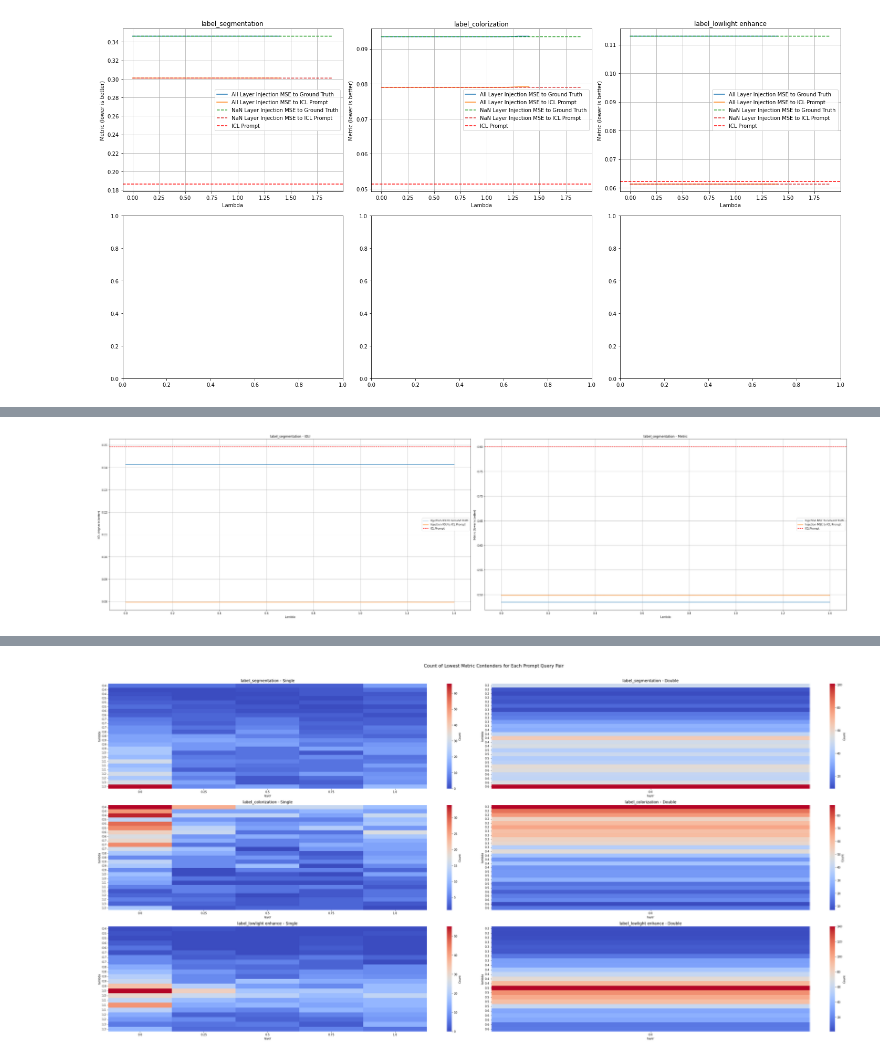
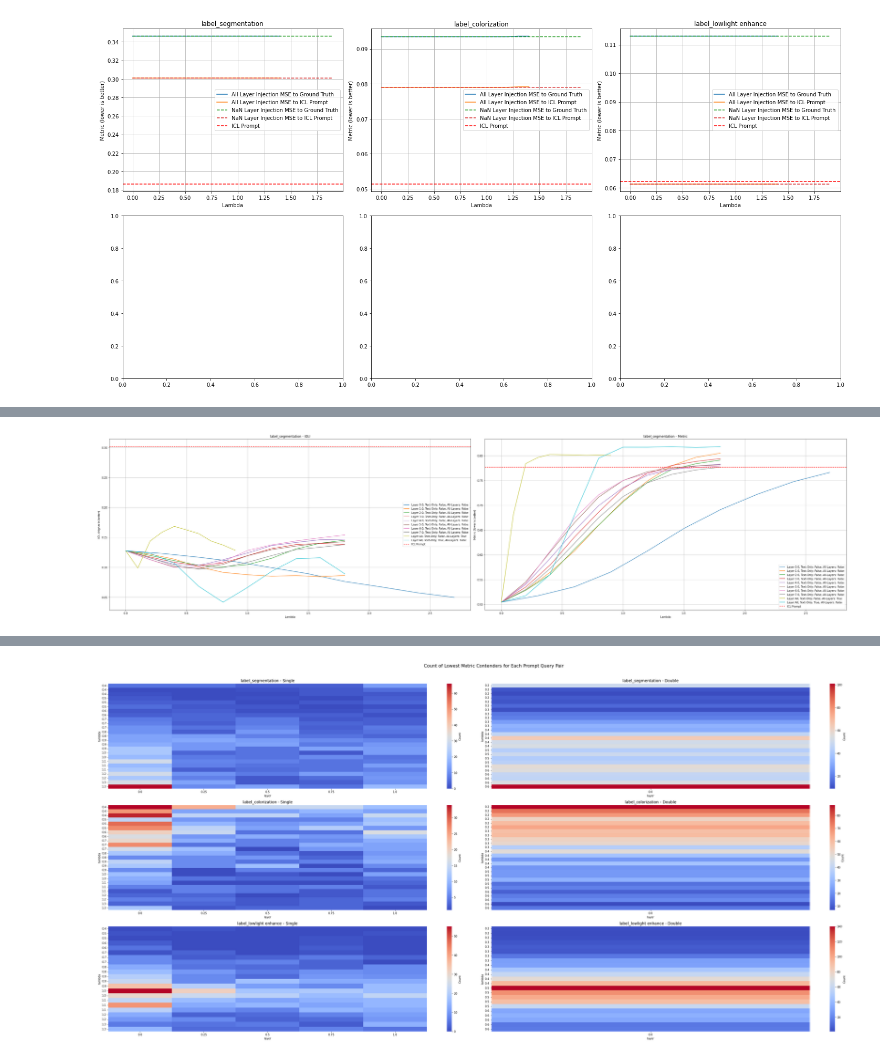
Before and after one commit to alhojel/visual_task_vectors, a Jupyter notebook: analyze_results_multilayer.ipynb, the cells around one changed output, grey strips where cells are left out. Saved outputs shown, nothing was run; the diff lists cells and outputs as text; code cells hidden in the pictures.

```diff
--- a/analyze_results_multilayer.ipynb
+++ b/analyze_results_multilayer.ipynb
@@ -4,7 +4,7 @@ import seaborn as sns
 import matplotlib.pyplot as plt
 import numpy as np
 # %%
-with open('/home/ahojel/visual_prompting_vid/output_dir/hyperparam_sweep5/log.txt', 'r') as file:
+with open('/home/ahojel/visual_prompting_vid/output_dir/improv_injection_4/log.txt', 'r') as file:
 #with open('/home/ahojel/visual_prompting_vid/output_dir/doublelayer_1/log.txt', 'r') as file:
     data = file.readlines()
 
@@ -115,54 +115,50 @@ num_rows = 1
 num_cols = 2
 fig, axes = plt.subplots(num_rows, num_cols, figsize=(40, 10))
 
-# Filter the dataframe for the current task and group by 'lambda' and 'vector'
-df_task = df[(df['task'] == task)&(df['all_layers'] == True)]
+# Filter the dataframe for the current task
+df_task = df[df['task'] == task]
+df_baseline = df_task
 
-# Group by 'lambda' and 'all_layers', then calculate the mean for each group
-grouped_data_iou = df_task.groupby('lambda')[['iou', 'r_iou']].mean().reset_index()
-grouped_data_metric = df_task.groupby('lambda')[['accuracy', 'r_accuracy']].mean().reset_index()
+# Group by 'lambda', 'layer', 'text_only', and 'all_layers' and calculate the mean for each group
+grouped_data_iou = df_task.groupby(['lambda', 'layer', 'text_only', 'all_layers'])[['iou', 'r_iou']].mean().reset_index()
+grouped_data_metric = df_task.groupby(['lambda', 'layer', 'text_only', 'all_layers'])[['accuracy', 'r_accuracy']].mean().reset_index()
 
-# Convert to numpy arrays before plotting
-lambda_values_iou = grouped_data_iou['lambda'].to_numpy()
-iou_values = grouped_data_iou['iou'].to_numpy()
-r_iou_values = grouped_data_iou['r_iou'].to_numpy()
-
-lambda_values_metric = grouped_data_metric['lambda'].to_numpy()
-metric_values = grouped_data_metric['accuracy'].to_numpy()
-r_metric_values = grouped_data_metric['r_accuracy'].to_numpy()
-
-# Plot the 'iou' and 'r_iou' for the selected layers
-axes[0].plot(lambda_values_iou, iou_values, label='Injection IOU to Ground Truth')
-axes[0].plot(lambda_values_iou, r_iou_values, label='Injection IOU to ICL Prompt')
+# Plot one line for each layer textonly and alllayers variable combination for 'iou' and 'r_iou'
+for (layer, text_only, all_layers), group in grouped_data_iou.groupby(['layer', 'text_only', 'all_layers']):
+    label = f'Layer {layer}, Text-Only: {text_only}, All-Layers: {all_layers}'
+    axes[0].plot(np.array(group['lambda']), np.array(group['iou']), label=label)
+    #axes[0].plot(np.array(group['lambda']), np.array(group['r_iou']), label=label)
 
 # Add a legend to the plot
 axes[0].legend(loc=0)
 baseline_iou = df_baseline[df_baseline['lambda'].isna()]["iou"].mean()
 axes[0].axhline(y=baseline_iou, color='red', linestyle='--', label='ICL Prompt')
 
 axes[0].set_title(task + ' - IOU')
 axes[0].set_xlabel('Lambda')
 axes[0].set_ylabel('IOU (higher is better)')
 axes[0].legend()
 axes[0].grid(True)
 
-# Plot the 'metric' and 'r_metric' for the selected layers
-axes[1].plot(lambda_values_metric, metric_values, label='Injection MSE to Ground Truth')
-axes[1].plot(lambda_values_metric, r_metric_values, label='Injection MSE to ICL Prompt')
+# Plot one line for each layer textonly and alllayers variable combination for 'accuracy' and 'r_accuracy'
+for (layer, text_only, all_layers), group in grouped_data_metric.groupby(['layer', 'text_only', 'all_layers']):
+    label = f'Layer {layer}, Text-Only: {text_only}, All-Layers: {all_layers}'
+    axes[1].plot(np.array(group['lambda']), np.array(group['accuracy']), label=label)
+    #axes[1].plot(np.array(group['lambda']), np.array(group['r_accuracy']), label=label)
 
 # Add a legend to the plot
 axes[1].legend(loc=0)
 baseline_metric = df_baseline[df_baseline['lambda'].isna()]["accuracy"].mean()
 axes[1].axhline(y=baseline_metric, color='red', linestyle='--', label='ICL Prompt')
 
 axes[1].set_title(task + ' - Metric')
 axes[1].set_xlabel('Lambda')
 axes[1].set_ylabel('Metric (lower is better)')
 axes[1].legend()
 axes[1].grid(True)
 
 # Adjust layout to prevent overlap
 plt.tight_layout()
 plt.show()
 # %% [output]
-[figure, old version]
+[figure, new version]
```
Also changed, not shown: parts of 9 cells of this notebook, 1 other file.
